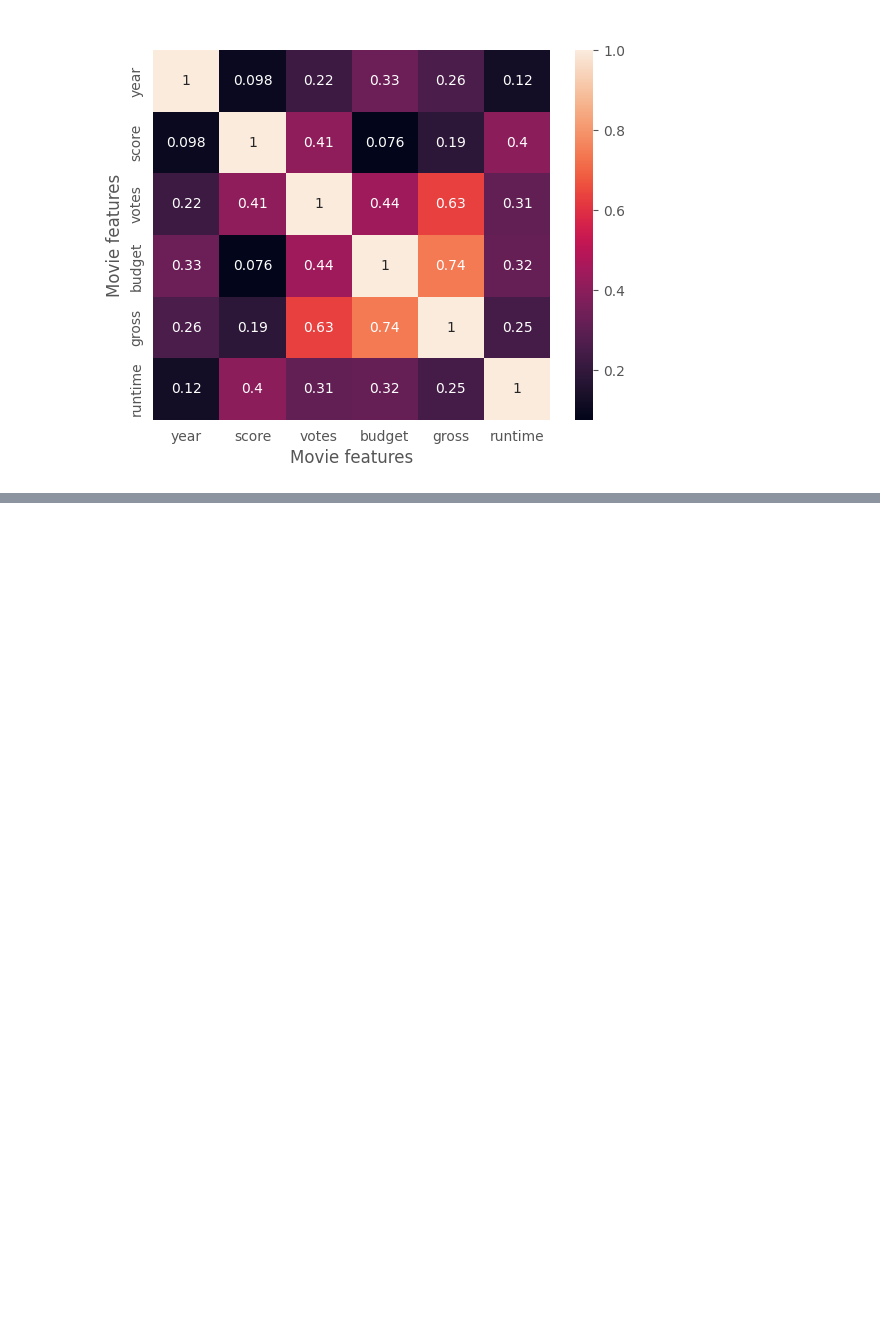
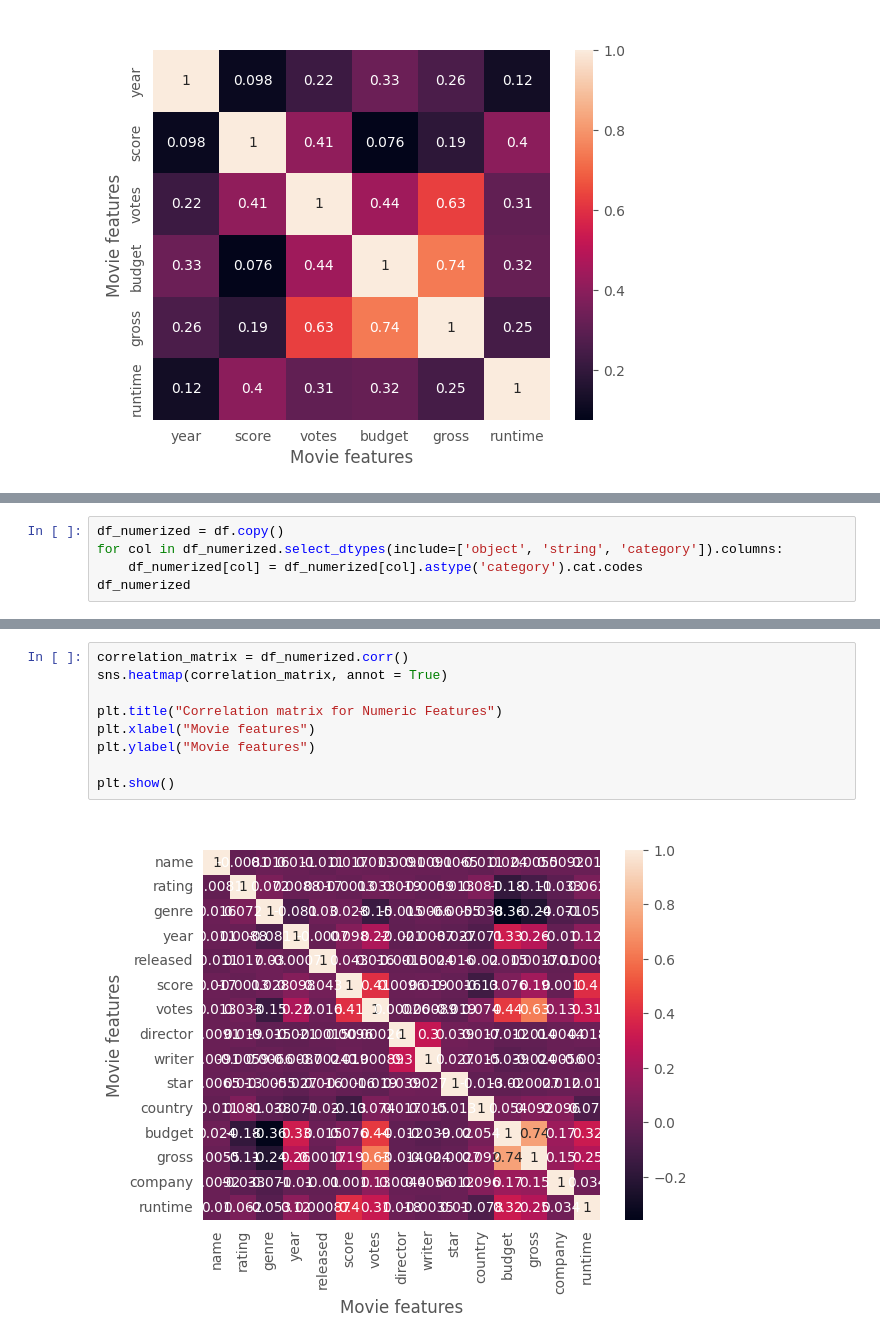
Before and after one commit to letuwwa/sales_data_analysis, a Jupyter notebook: movies.ipynb, the cells around one changed output, grey strips where cells are left out. Saved outputs shown, nothing was run; the diff lists cells and outputs as text; blank space fills up the shorter version.

Commit message:
feat: correlation values

```diff
--- a/movies.ipynb
+++ b/movies.ipynb
@@ -27,0 +37,5 @@ plt.show()
+# %%
+df_numerized = df.copy()
+for col in df_numerized.select_dtypes(include=['object', 'string', 'category']).columns:
+    df_numerized[col] = df_numerized[col].astype('category').cat.codes
+df_numerized
@@ -27,0 +56,11 @@ plt.show()
+# %%
+correlation_matrix = df_numerized.corr()
+sns.heatmap(correlation_matrix, annot = True)
+
+plt.title("Correlation matrix for Numeric Features")
+plt.xlabel("Movie features")
+plt.ylabel("Movie features")
+
+plt.show()
+# %% [output]
+[figure, added]
```
Also changed, not shown: parts of 6 cells of this notebook.
